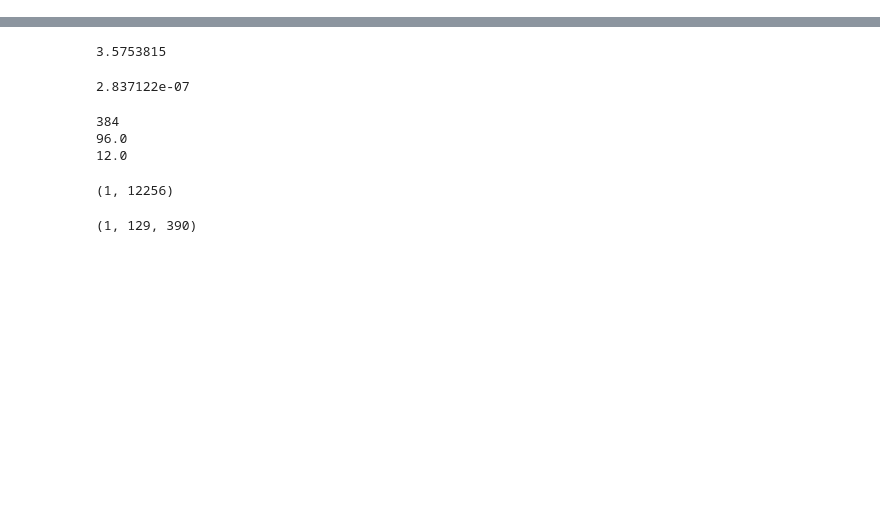
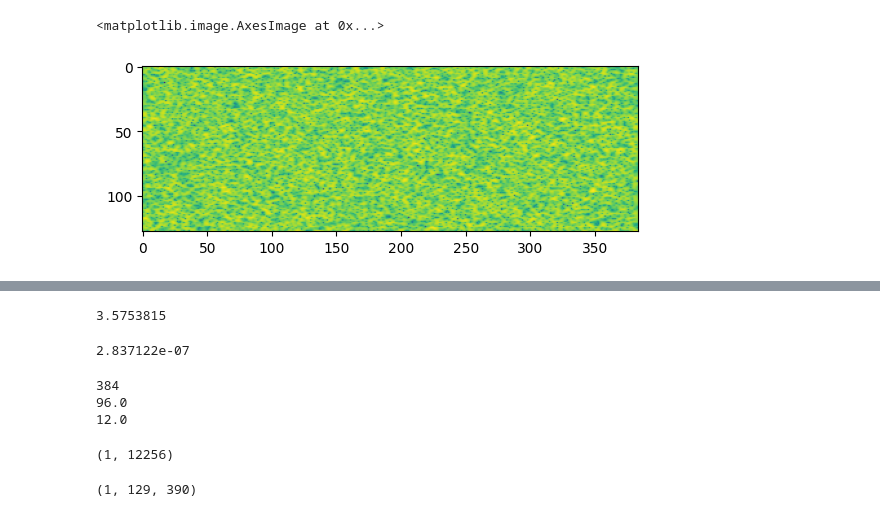
Before and after one commit to highfem/tqdne, a Jupyter notebook: experiments/_evaluate_torchaudiospectogram.ipynb, the cells around one changed output, grey strips where cells are left out. Saved outputs shown, nothing was run; the diff lists cells and outputs as text; code cells hidden in the pictures; blank space fills up the shorter version.

```diff
--- a/experiments/_evaluate_torchaudiospectogram.ipynb
+++ b/experiments/_evaluate_torchaudiospectogram.ipynb
@@ -31,0 +33,7 @@ np.abs(spec2).shape
+# %%
+lib_spec, lib_wave = libr(waveform)
+# %%
+plt.imshow(np.log(lib_spec[0]))
+# %% [output]
+<matplotlib.image.AxesImage at 0x...>
+[figure, added]
```
Also changed, not shown: parts of 19 cells of this notebook.
